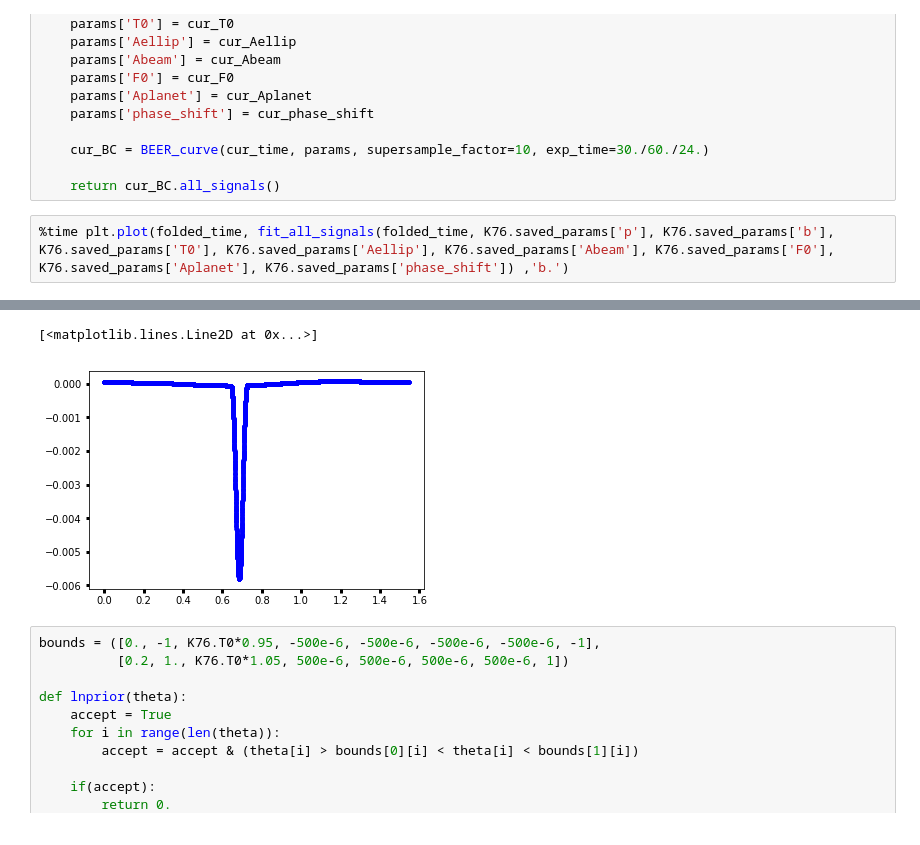
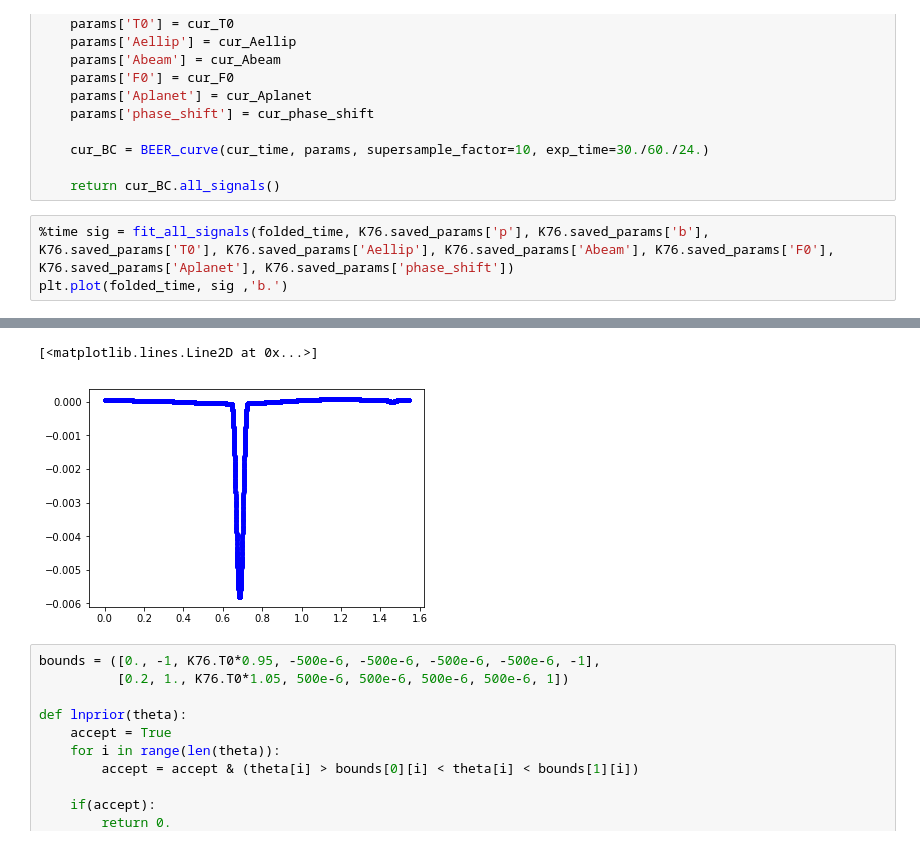
Before and after one commit to BoiseStatePlanetary/Searching-for-Variability-in-Eclipses-in-the-Kepler-Dataset, a Jupyter notebook: Analyzing_Kepler-76b_Using_Emcee.ipynb, the cells around one changed output, grey strips where cells are left out. Cells and saved outputs as stored; diff of their text form.

```diff
--- a/Analyzing_Kepler-76b_Using_Emcee.ipynb
+++ b/Analyzing_Kepler-76b_Using_Emcee.ipynb
@@ -66,5 +71,6 @@ def fit_all_signals(cur_time, cur_p, cur_b, cur_T0, cur_Aellip, cur_Abeam, cur_F
 
     return cur_BC.all_signals()
 # %%
-%time plt.plot(folded_time, fit_all_signals(folded_time, K76.saved_params['p'], K76.saved_params['b'], K76.saved_params['T0'], K76.saved_params['Aellip'], K76.saved_params['Abeam'], K76.saved_params['F0'], K76.saved_params['Aplanet'], K76.saved_params['phase_shift']) ,'b.')
+%time sig = fit_all_signals(folded_time, K76.saved_params['p'], K76.saved_params['b'], K76.saved_params['T0'], K76.saved_params['Aellip'], K76.saved_params['Abeam'], K76.saved_params['F0'], K76.saved_params['Aplanet'], K76.saved_params['phase_shift'])
+plt.plot(folded_time, sig ,'b.')
 # %% [output]
@@ -73,5 +79,5 @@ Wall time: 77.8 ms
 [<matplotlib.lines.Line2D at 0x...>]
-[figure, old version]
+[figure, new version]
 # %%
 bounds = ([0., -1, K76.T0*0.95, -500e-6, -500e-6, -500e-6, -500e-6, -1],
           [0.2, 1., K76.T0*1.05, 500e-6, 500e-6, 500e-6, 500e-6, 1])
```
Also changed, not shown: parts of 7 cells of this notebook, 2 other files.
